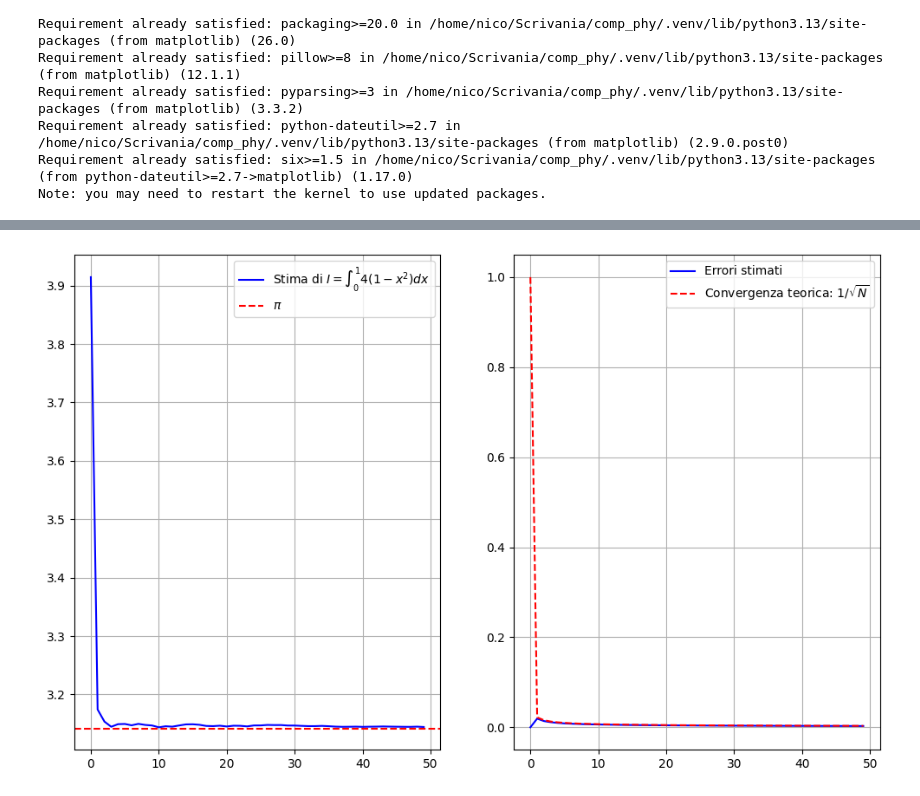
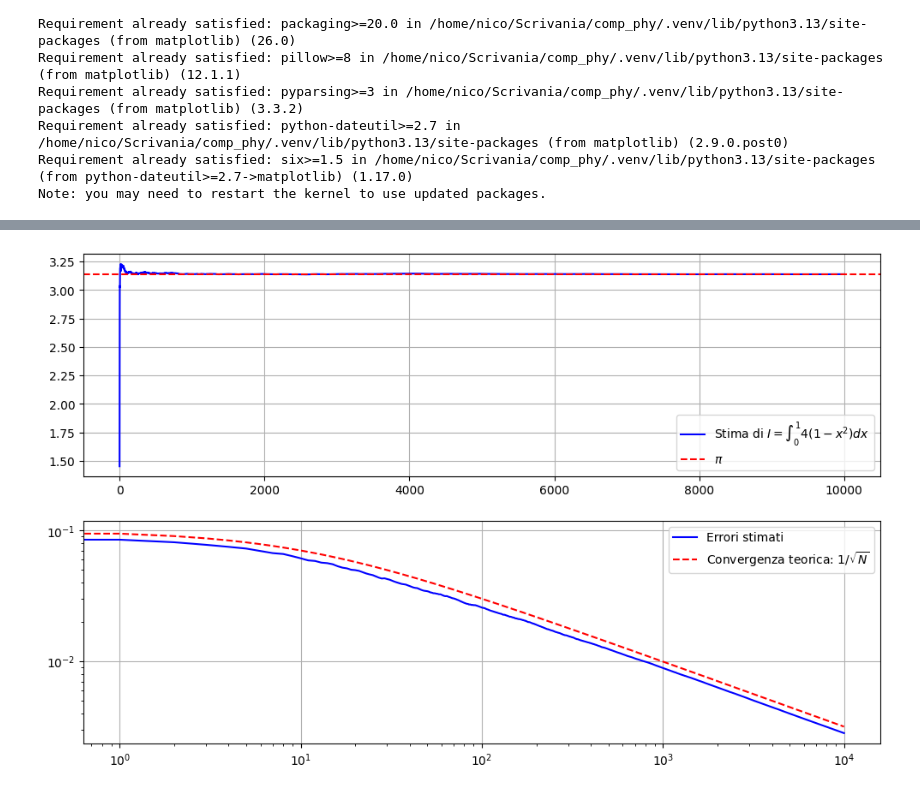
Before and after one commit to nicola-lamaddalena/computational_physics_course, a Jupyter notebook: rng/monte_carlo.ipynb, the cells around one changed output, grey strips where cells are left out. Cells and saved outputs as stored; diff of their text form; code cells hidden in the pictures.

```diff
--- a/rng/monte_carlo.ipynb
+++ b/rng/monte_carlo.ipynb
@@ -54,32 +54,34 @@ plt.show()
 # %%
 def f(x):
     return 4 * np.sqrt(1 - x**2)
 
 def stimatore(rng: list[float], f: callable) -> float:
     return np.mean(f(rng))
 
-Ns = np.linspace(1, 100_000, 50).astype(int)
+Ns = np.linspace(1, 100_000, 10000).astype(int)
 stime = np.zeros(len(Ns))
 errs = np.zeros(len(Ns))
 
 for i in range(len(Ns)):
     rng = rngs[:Ns[i]]
     stime[i] = stimatore(rng, f)
     sigma_f = np.std(f(rng))
     errs[i] = sigma_f / np.sqrt(Ns[i])
 
-fig, (ax1, ax2) = plt.subplots(1, 2)
+fig, (ax1, ax2) = plt.subplots(2, 1)
 ax1.plot(stime, color="blue", label=r"Stima di $I=\int_{0}^{1}4(1-x^2)dx$")
 ax1.axhline(np.pi, ls="--", color="red", label=r"$\pi$")
 ax1.grid(True)
 ax1.legend()
-ax2.plot(errs, color="blue", label="Errori stimati")
-ax2.plot(1/np.sqrt(Ns), "--", color="red", label=r"Convergenza teorica: $1/\sqrt{N}$")
+ax2.plot(errs[10:], color="blue", label="Errori stimati")
+ax2.plot(1/np.sqrt(Ns[10:]), "--", color="red", label=r"Convergenza teorica: $1/\sqrt{N}$")
+ax2.set_xscale("log")
+ax2.set_yscale("log")
 ax2.grid(True)
 ax2.legend()
 plt.show()
 # %% [output]
-[figure, old version]
+[figure, new version]
 # %%
 def metropolis(lattice, J, T):
     """Metropolis algorithm for classical Ising model:
```
Also changed, not shown: parts of 7 cells of this notebook.
